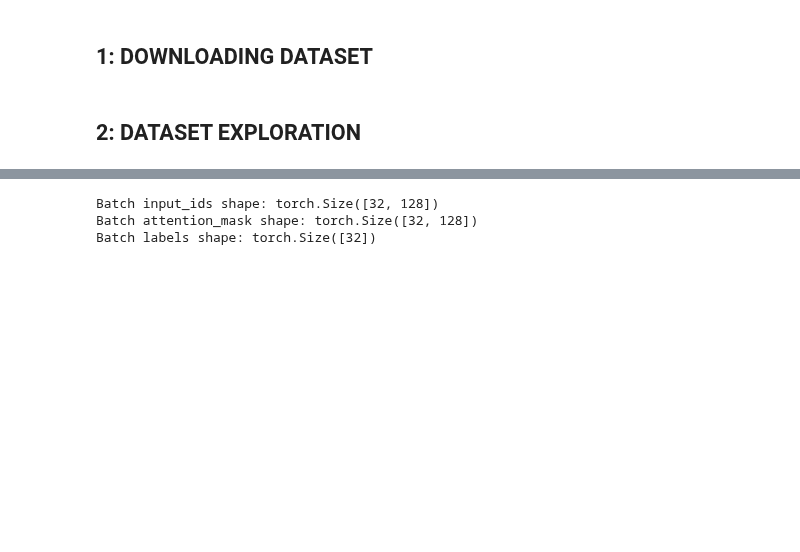
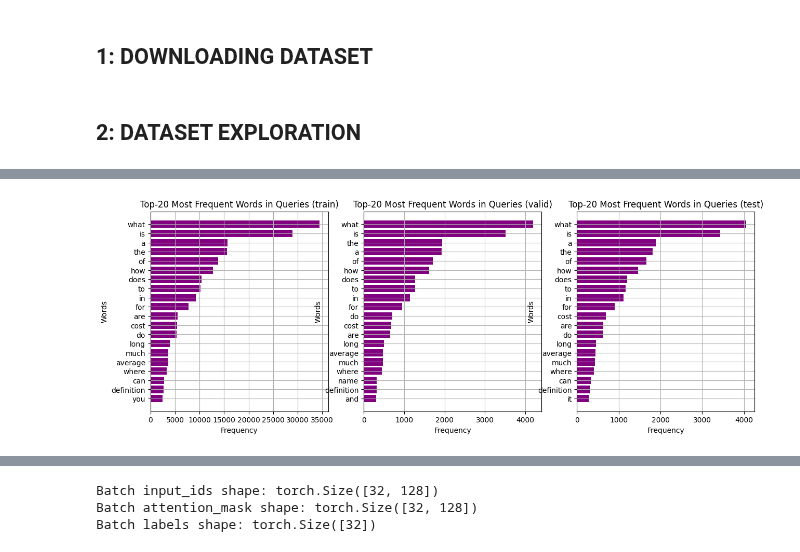
Before and after one commit to alessioborgi/NSIO_NeuralSearchIndexingOptimization, a Jupyter notebook: Source/InfoRetrieval.ipynb, the cells around one changed output, grey strips where cells are left out. Saved outputs shown, nothing was run; the diff lists cells and outputs as text; code cells hidden in the pictures; blank space fills up the shorter version.

```diff
--- a/Source/InfoRetrieval.ipynb
+++ b/Source/InfoRetrieval.ipynb
@@ -256,20 +334,47 @@ print_unique_counts(ms_marco_test, "Test")
 # %%
-# Top-N Most Frequent Words in Queries
-def plot_top_words_in_queries(dataset, split_name, top_n=20):
-    all_queries = " ".join(dataset["query"])
-    word_counts = Counter(all_queries.split())
-    most_common_words = word_counts.most_common(top_n)
+# # Top-N Most Frequent Words in Queries
+# def plot_top_words_in_queries(dataset, split_name, top_n=20):
+#     all_queries = " ".join(dataset["query"])
+#     word_counts = Counter(all_queries.split())
+#     most_common_words = word_counts.most_common(top_n)
 
-    words, counts = zip(*most_common_words)
-    plt.barh(words, counts, color="purple")
-    plt.gca().invert_yaxis()
-    plt.title(f"Top-{top_n} Most Frequent Words in Queries ({split_name})")
-    plt.xlabel("Frequency")
-    plt.ylabel("Words")
+#     words, counts = zip(*most_common_words)
+#     plt.barh(words, counts, color="purple")
+#     plt.gca().invert_yaxis()
+#     plt.title(f"Top-{top_n} Most Frequent Words in Queries ({split_name})")
+#     plt.xlabel("Frequency")
+#     plt.ylabel("Words")
+#     plt.show()
+
+# # Plot top-20 words for train, validation, and test splits
+# plot_top_words_in_queries(ms_marco_train, "Train")
+# plot_top_words_in_queries(ms_marco_validation, "Validation")
+# plot_top_words_in_queries(ms_marco_test, "Test")
+
+
+
+
+def plot_top_words_in_queries(dataset_dict, top_n=20):
+    fig, axes = plt.subplots(nrows=1, ncols=len(dataset_dict.keys()), figsize=(15, 5))
+
+    for i, split_name in enumerate(dataset_dict.keys()):
+        ax = axes[i]
+        dataset = dataset_dict[split_name]
+        all_queries = " ".join(dataset["query"])
+        word_counts = Counter(all_queries.split())
+        most_common_words = word_counts.most_common(top_n)
+
+        words, counts = zip(*most_common_words)
+        ax.barh(words, counts, color="purple")
+        ax.invert_yaxis()
+        ax.set_title(f"Top-{top_n} Most Frequent Words in Queries ({split_name})")
+        ax.set_xlabel("Frequency")
+        ax.set_ylabel("Words")
+        ax.grid(True)
+
     plt.show()
 
-# Plot top-20 words for train, validation, and test splits
-plot_top_words_in_queries(ms_marco_train, "Train")
-plot_top_words_in_queries(ms_marco_validation, "Validation")
-plot_top_words_in_queries(ms_marco_test, "Test")
+plot_top_words_in_queries({"train": ms_marco_train, "valid": ms_marco_validation, "test": ms_marco_test})
+# %% [output]
+[figure, added]
 # %%
```
Also changed, not shown: parts of 18 cells of this notebook.
